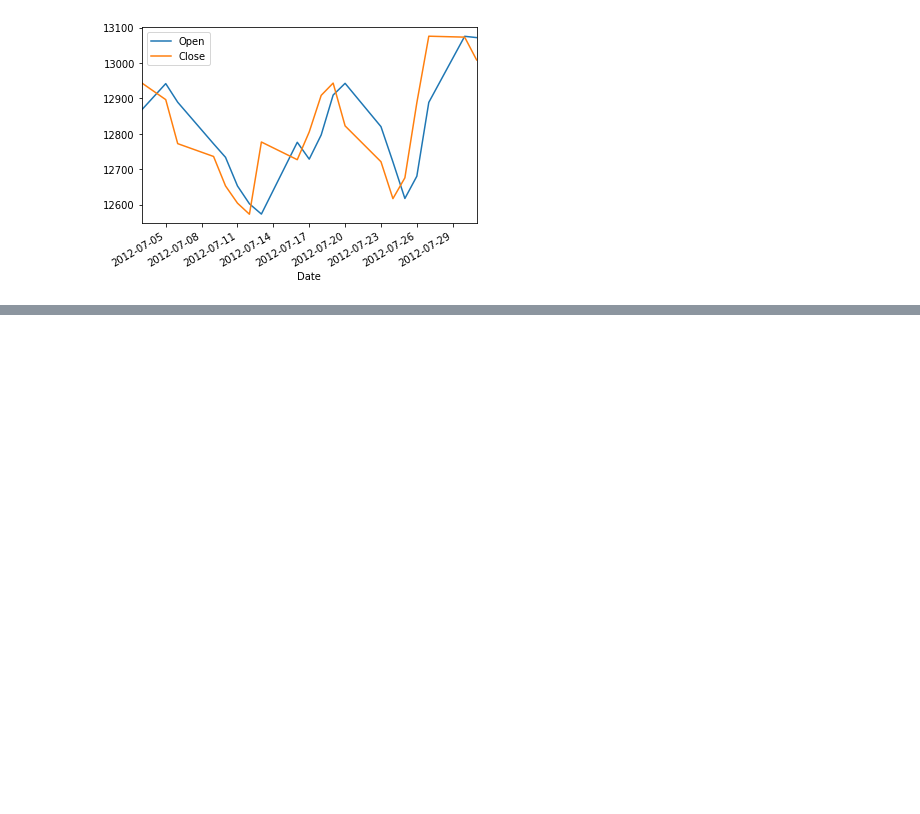
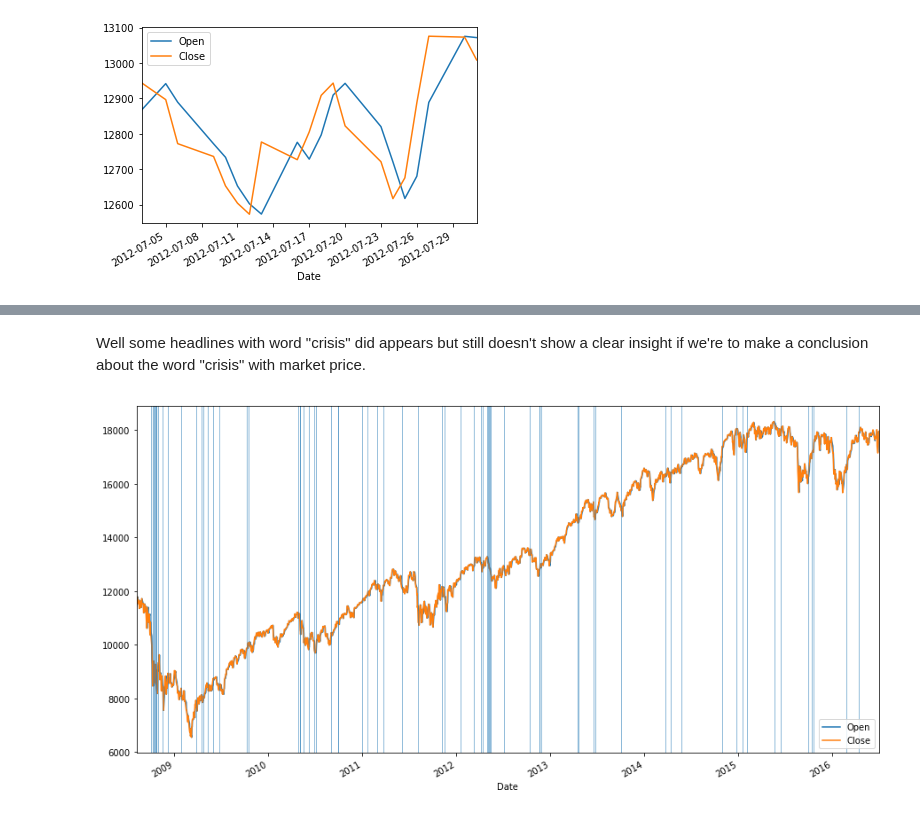
Before and after one commit to philogynic/notebooks, a Jupyter notebook: StockNLP.ipynb, the cells around one changed output, grey strips where cells are left out. Saved outputs shown, nothing was run; the diff lists cells and outputs as text; code cells hidden in the pictures; blank space fills up the shorter version.

```diff
--- a/StockNLP.ipynb
+++ b/StockNLP.ipynb
@@ -81,0 +167,23 @@ Thanks, hope this help
+# %% [markdown]
+Well some headlines with word "crisis" did appears but still doesn't show a clear insight if we're to make a conclusion about the word "crisis" with market price.
+# %%
+def is_word(headline, word):
+    if re.search(word, headline):
+        return 1
+    else:
+        return 0
+
+def plot_word(word):
+
+    dates = []
+    for i in news.index:
+        if is_word(news['News'][i], word):
+            dates.append(news['Date'][i])
+    #plot
+    figure = djia_oc.plot(figsize=(15,8))
+    for date in dates:
+        plt.axvline(date, lw=1, alpha=0.5)
+# %%
+plot_word('financial crisis')
+# %% [output]
+[figure, added]
```
Also changed, not shown: parts of 23 cells of this notebook.
